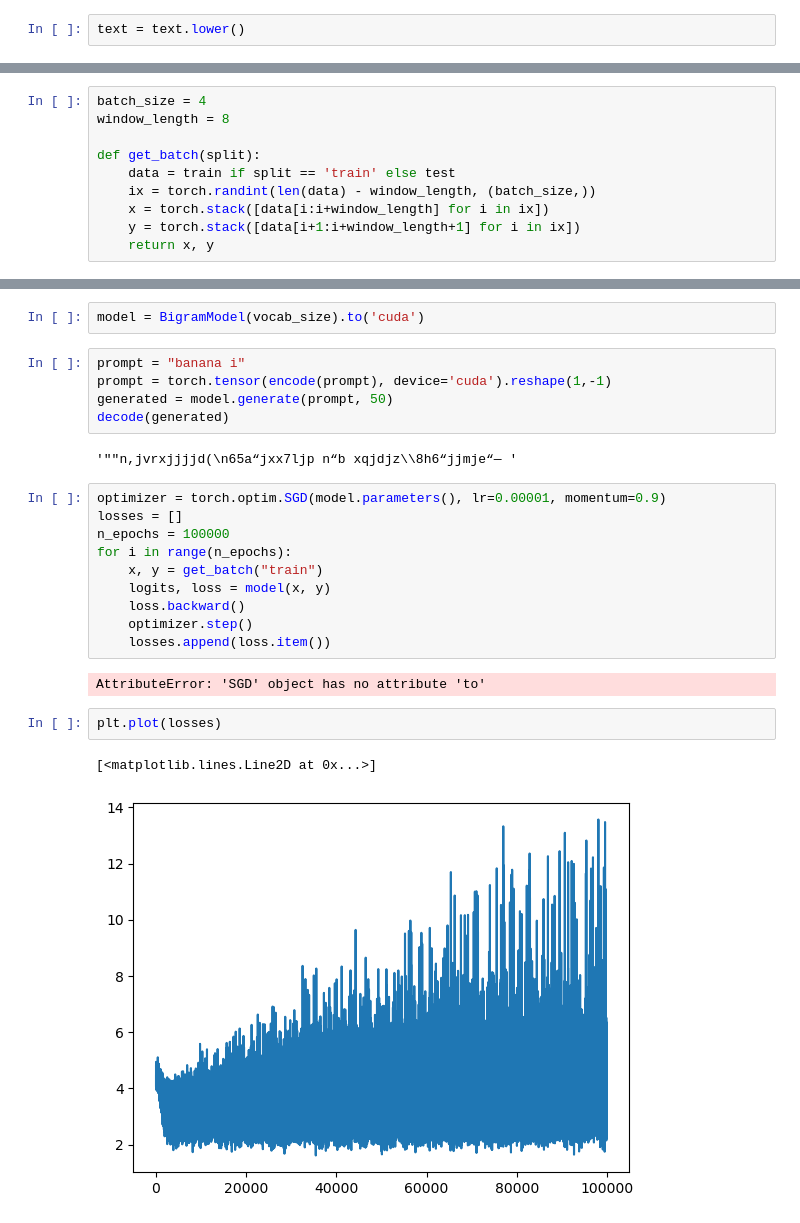
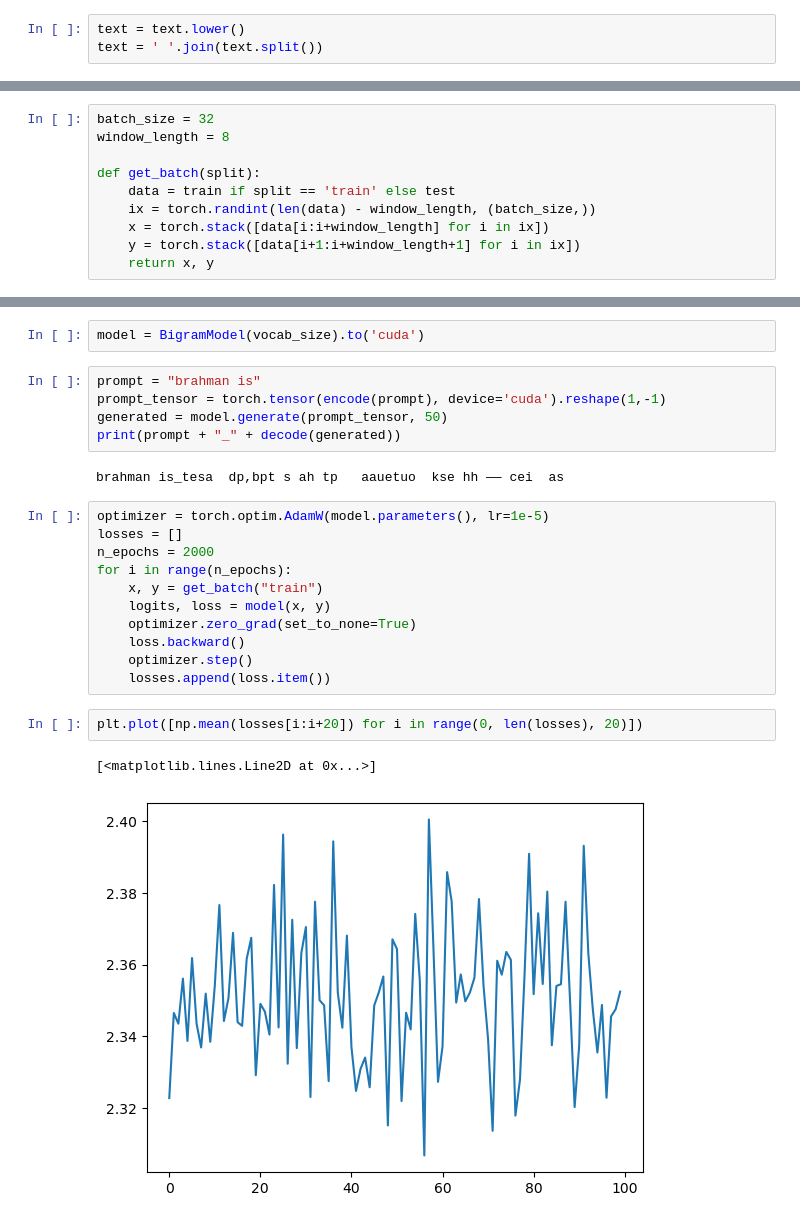
Before and after one commit to saikishore-n/makemore-clone, a Jupyter notebook: makemore-clone/GPT/main.ipynb, the cells around one changed output, grey strips where cells are left out. Drawn from its saved outputs; the diff is of its cells as text.

Commit message:
fixed error

```diff
--- a/makemore-clone/GPT/main.ipynb
+++ b/makemore-clone/GPT/main.ipynb
@@ -9,6 +9,7 @@ with open("upanishads.txt", "r") as f:
     text = f.read()
 # %%
 text = text.lower()
+text = ' '.join(text.split())
 # %%
 chars = sorted(list(set(text)))
 vocab_size = len(chars)
@@ -34,5 +36,5 @@ len(train), len(test)
 # %%
-batch_size = 4
+batch_size = 32
 window_length = 8
 
 def get_batch(split):
@@ -93,26 +95,25 @@ class BigramModel(nn.Module):
 # %%
 model = BigramModel(vocab_size).to('cuda')
 # %%
-prompt = "banana i"
-prompt = torch.tensor(encode(prompt), device='cuda').reshape(1,-1)
-generated = model.generate(prompt, 50)
-decode(generated)
+prompt = "brahman is"
+prompt_tensor = torch.tensor(encode(prompt), device='cuda').reshape(1,-1)
+generated = model.generate(prompt_tensor, 50)
+print(prompt + "_" + decode(generated))
 # %% [output]
-'""n,jvrxjjjjd(\n65a“jxx7ljp n“b xqjdjz\\8h6“jjmje“— '
+brahman is_tesa  dp,bpt s ah tp   aauetuo  kse hh —— cei  as
 # %%
-optimizer = torch.optim.SGD(model.parameters(), lr=0.00001, momentum=0.9)
+optimizer = torch.optim.AdamW(model.parameters(), lr=1e-5)
 losses = []
-n_epochs = 100000
+n_epochs = 2000
 for i in range(n_epochs):
     x, y = get_batch("train")
     logits, loss = model(x, y)
+    optimizer.zero_grad(set_to_none=True)
     loss.backward()
     optimizer.step()
     losses.append(loss.item())
-# %% [output]
-AttributeError: 'SGD' object has no attribute 'to'
-# %%
-plt.plot(losses)
-# %% [output]
-[<matplotlib.lines.Line2D at 0x...>]
-[figure, removed]
+# %%
+plt.plot([np.mean(losses[i:i+20]) for i in range(0, len(losses), 20)])
+# %% [output]
+[<matplotlib.lines.Line2D at 0x...>]
+[figure, added]
```
Also changed, not shown: parts of 4 cells of this notebook.
